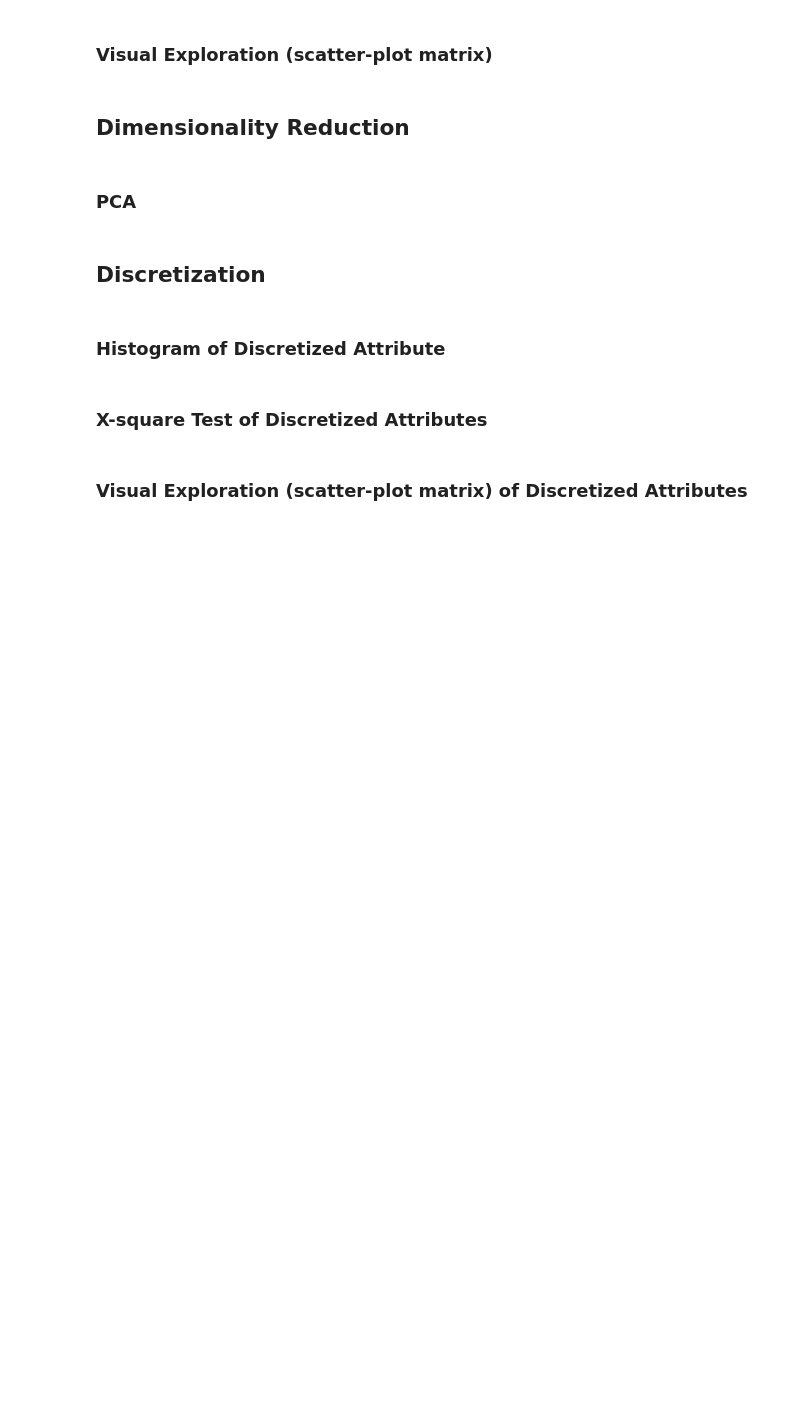
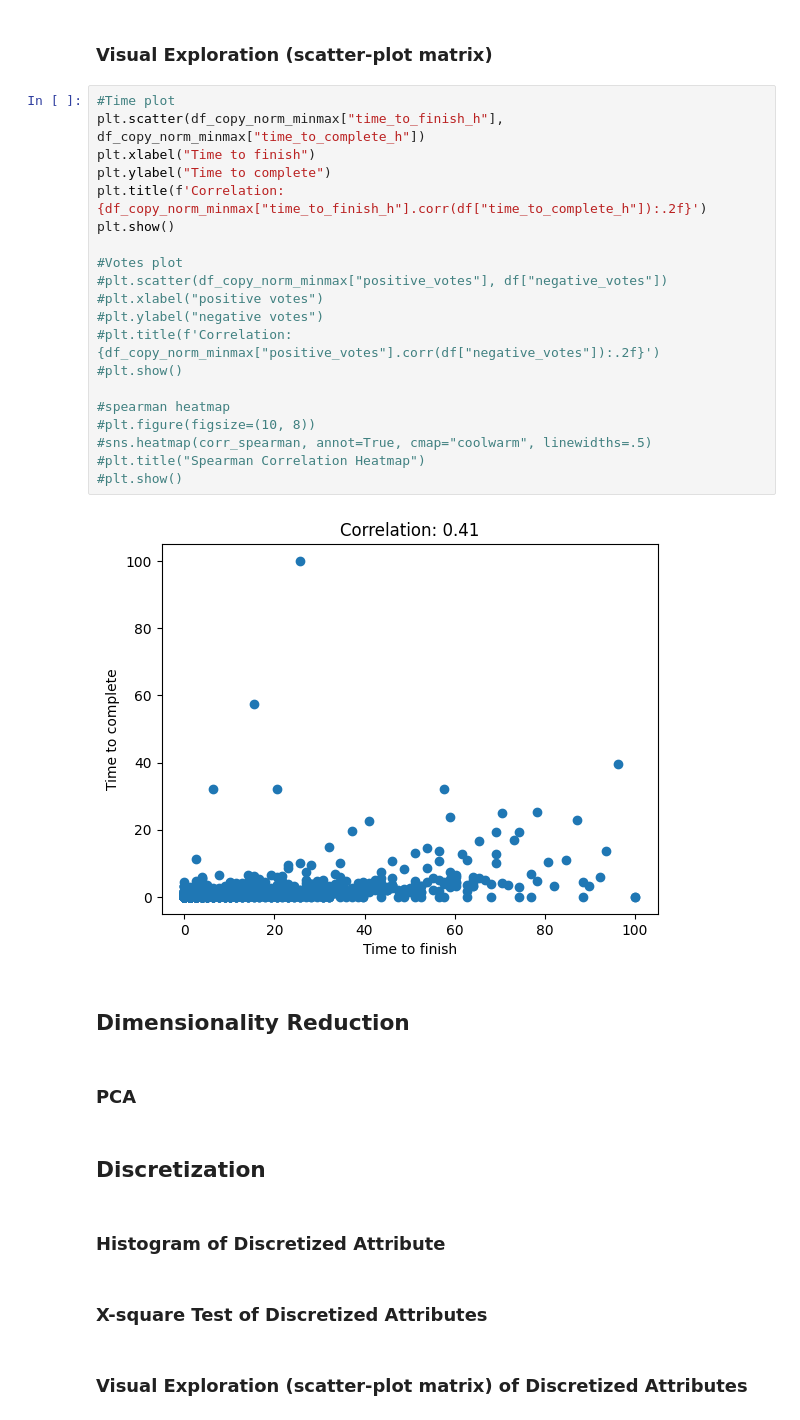
Before and after one commit to Sharpy796/CMPS4510_SteamGameAnalyzer, a Jupyter notebook: project_cluster_cmps451.ipynb, the cells around one changed output. Drawn from its saved outputs; the diff is of its cells as text; blank space fills up the shorter version.

```diff
--- a/project_cluster_cmps451.ipynb
+++ b/project_cluster_cmps451.ipynb
@@ -445,5 +473,27 @@ Power_divergenceResult(statistic=array([47654.63647345, 29248.87121719, 52853.83
 # %% [markdown]
 ### Visual Exploration (scatter-plot matrix)
+# %%
+#Time plot
+plt.scatter(df_copy_norm_minmax["time_to_finish_h"], df_copy_norm_minmax["time_to_complete_h"])
+plt.xlabel("Time to finish")
+plt.ylabel("Time to complete")
+plt.title(f'Correlation: {df_copy_norm_minmax["time_to_finish_h"].corr(df["time_to_complete_h"]):.2f}')
+plt.show()
+
+#Votes plot
+#plt.scatter(df_copy_norm_minmax["positive_votes"], df["negative_votes"])
+#plt.xlabel("positive votes")
+#plt.ylabel("negative votes")
+#plt.title(f'Correlation: {df_copy_norm_minmax["positive_votes"].corr(df["negative_votes"]):.2f}')
+#plt.show()
+
+#spearman heatmap
+#plt.figure(figsize=(10, 8))
+#sns.heatmap(corr_spearman, annot=True, cmap="coolwarm", linewidths=.5)
+#plt.title("Spearman Correlation Heatmap")
+#plt.show()
+# %% [output]
+[figure, added]
 # %% [markdown]
 ## Dimensionality Reduction
 # %% [markdown]
```
Also changed, not shown: parts of 3 cells of this notebook.
